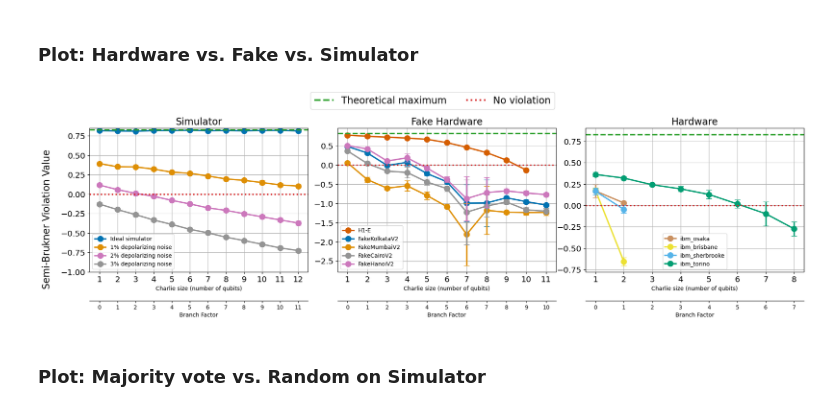
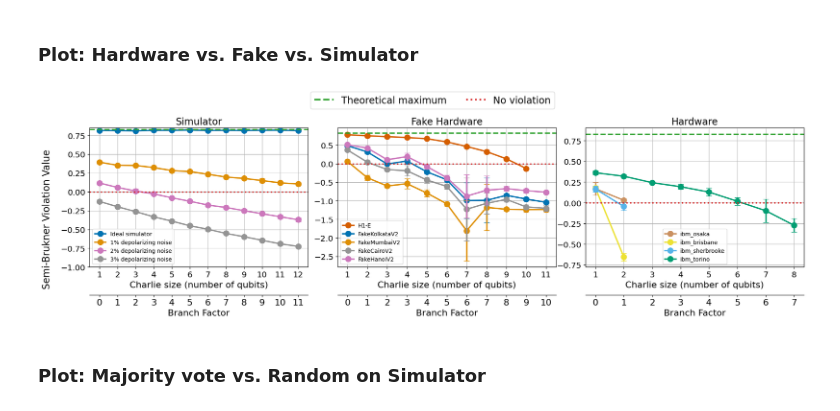
Before and after one commit to unitaryfoundation/wigners_friend, a Jupyter notebook: ewfs_release/notebooks/plots.ipynb, the cells around one changed output. Saved outputs shown, nothing was run; the diff lists cells and outputs as text; code cells hidden in the pictures.

```diff
--- a/ewfs_release/notebooks/plots.ipynb
+++ b/ewfs_release/notebooks/plots.ipynb
@@ -211,9 +211,9 @@ fig.legend([theoretical_max_handle, no_violation_handle], ["Theoretical maximum"
 fig.text(0.02, 0.5, "Semi-Brukner Violation Value", ha="center", va="center", rotation="vertical", fontsize="xx-large")
 
 
-axs[0].set_xlabel("Charlie size (number of qubits)")
-axs[1].set_xlabel("Charlie size (number of qubits)")
-axs[2].set_xlabel("Charlie size (number of qubits)")
+axs[0].set_xlabel("Charlie size (number of qubits)", size=16)
+axs[1].set_xlabel("Charlie size (number of qubits)", size=16)
+axs[2].set_xlabel("Charlie size (number of qubits)", size=16)
 
 # ax2 = axs[0].twiny()
 # branch_factors = [calculate_branch_factor(fs) for fs in ideal_sim_friend_sizes]
@@ -228,37 +228,37 @@ axs[2].set_xlabel("Charlie size (number of qubits)")
 # ax2.set_xticks(fake_kolkata_friend_sizes)
 # ax2.set_xticklabels(branch_factors)
 # ax2.set_xlabel("Branch Factor", fontsize="large")
 
 # ax2 = axs[2].twiny()
 # branch_factors = [calculate_branch_factor(fs) for fs in garnet_friend_sizes]
 # ax2.set_xlim(axs[2].get_xlim())
 # ax2.set_xticks(garnet_friend_sizes)
 # ax2.set_xticklabels(branch_factors)
 # ax2.set_xlabel("Branch Factor", fontsize="large")
 
 for ax in np.ravel(axs):
     ax.tick_params(axis="x", labelsize="x-large")
     ax.tick_params(axis="y", labelsize="x-large")
 
-add_branch_factor_axis(axs[0], ideal_sim_friend_sizes, size="medium")
-add_branch_factor_axis(axs[1], fake_kolkata_friend_sizes, size="medium")
-add_branch_factor_axis(axs[2], torino_friend_sizes, size="medium")
+add_branch_factor_axis(axs[0], ideal_sim_friend_sizes, size=16)
+add_branch_factor_axis(axs[1], fake_kolkata_friend_sizes, size=16)
+add_branch_factor_axis(axs[2], torino_friend_sizes, size=16)
 
 line_width = 2.5
 axs[0].axhline(0.82843, color="tab:green", linestyle="dashed", label="_nolegend_", linewidth=line_width)
 axs[0].axhline(0, color="tab:red", linestyle="dotted", label="_nolegend_", linewidth=line_width)
 
 axs[1].axhline(0.82843, color="tab:green", linestyle="dashed", label="_nolegend_", linewidth=line_width)
 axs[1].axhline(0, color="tab:red", linestyle="dotted", label="_nolegend_", linewidth=line_width)
 
 axs[2].axhline(0.82843, color="tab:green", linestyle="dashed", label="_nolegend_", linewidth=line_width)
 axs[2].axhline(0, color="tab:red", linestyle="dotted", label="_nolegend_", linewidth=line_width)
 
 plt.tight_layout(rect=[0.03, 0.03, 0.97, 0.95])
 plt.savefig("ghz_majority_vote_simulator_fakehardware_hardware_comparison.pdf", bbox_inches="tight")
 plt.show()
 # %% [output]
-[figure, old version]
+[figure, new version]
 # %% [markdown]
 ### Plot: Majority vote vs. Random on Simulator
 # %%
```
Also changed, not shown: parts of 5 cells of this notebook, 11 other files.
